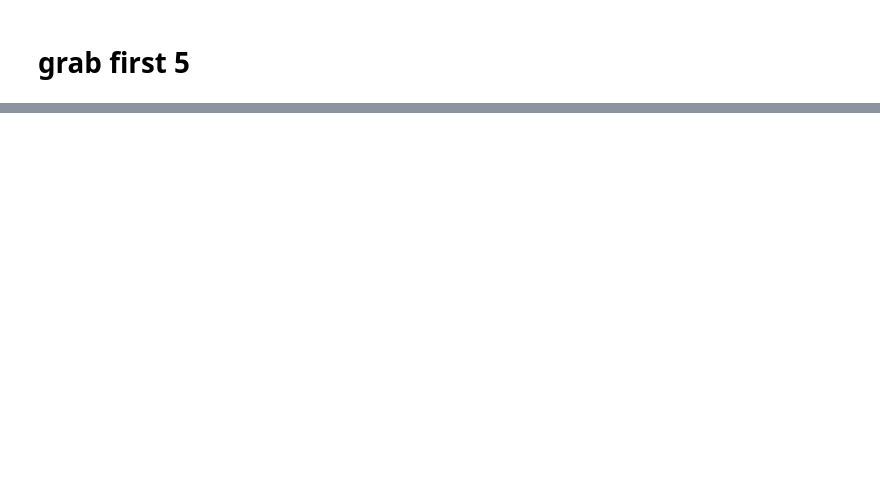
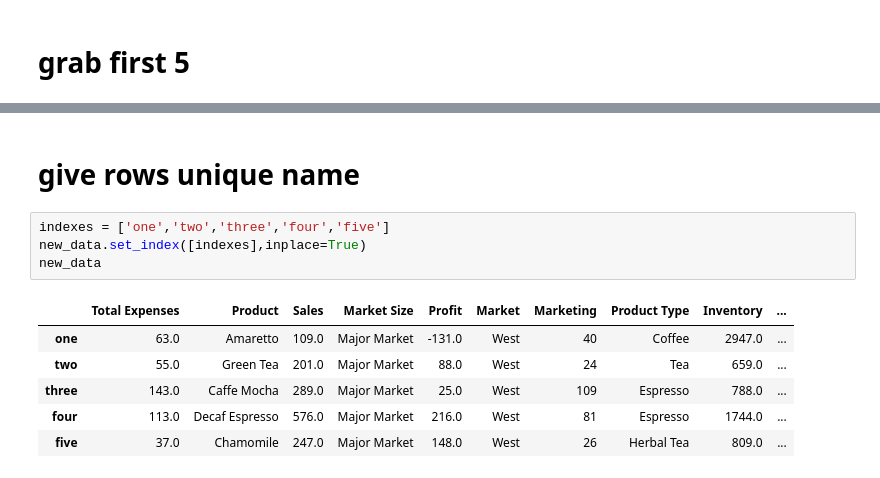
Before and after one commit to prime-infinity/LearningJupyter, a Jupyter notebook: LoadData.ipynb, the cells around one changed output, grey strips where cells are left out. Drawn from its saved outputs; the diff is of its cells as text; blank space fills up the shorter version.

```diff
--- a/LoadData.ipynb
+++ b/LoadData.ipynb
@@ -139,0 +173,13 @@ sales.iloc[[2,3,4]]
+# %% [markdown]
+# give rows unique name
+# %%
+indexes = ['one','two','three','four','five']
+new_data.set_index([indexes],inplace=True)
+new_data
+# %% [output]
+|  | Total Expenses | Product | Sales | Market Size | Profit | Market | Marketing | Product Type | Inventory | ... |
+| one | 63.0 | Amaretto | 109.0 | Major Market | -131.0 | West | 40 | Coffee | 2947.0 | ... |
+| two | 55.0 | Green Tea | 201.0 | Major Market | 88.0 | West | 24 | Tea | 659.0 | ... |
+| three | 143.0 | Caffe Mocha | 289.0 | Major Market | 25.0 | West | 109 | Espresso | 788.0 | ... |
+| four | 113.0 | Decaf Espresso | 576.0 | Major Market | 216.0 | West | 81 | Espresso | 1744.0 | ... |
+| five | 37.0 | Chamomile | 247.0 | Major Market | 148.0 | West | 26 | Herbal Tea | 809.0 | ... |
```
Also changed, not shown: parts of 25 cells of this notebook.
